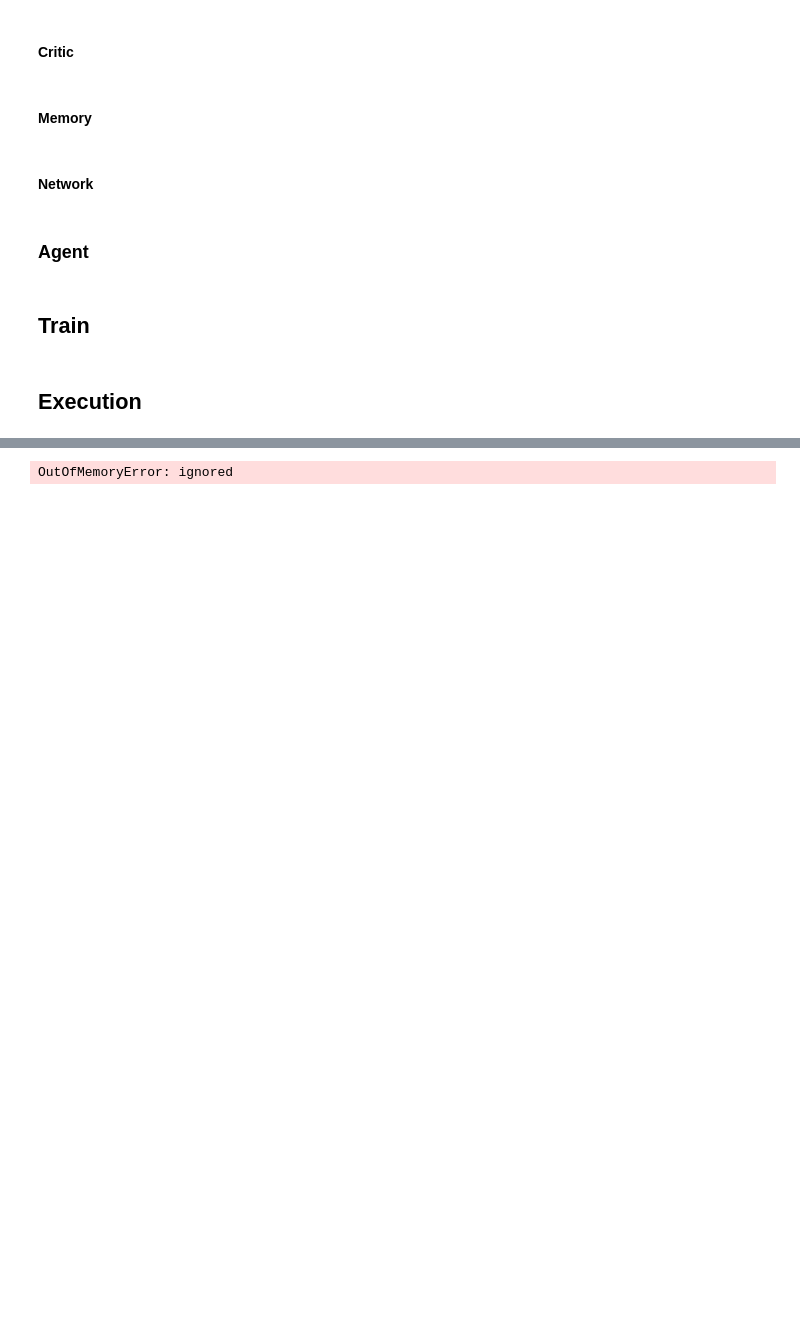
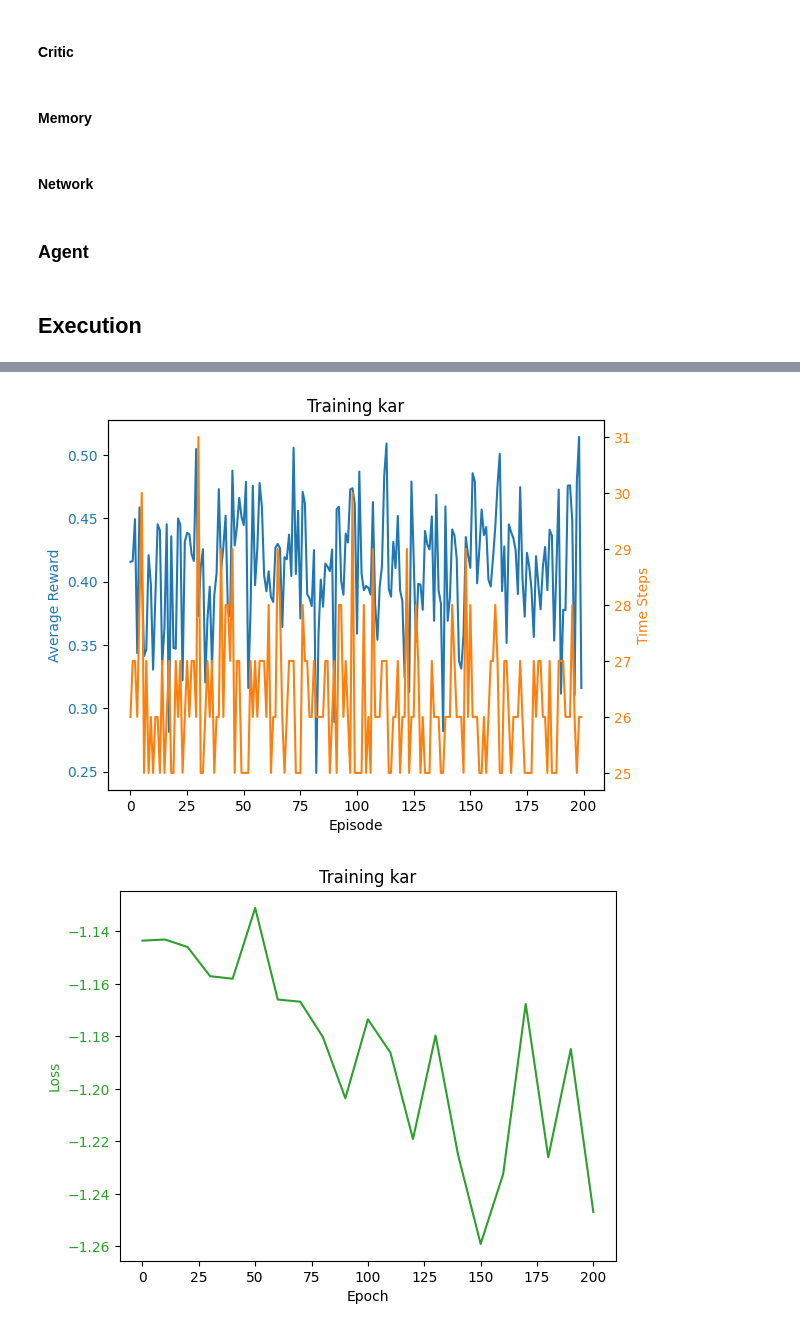
Before and after one commit to AndreaBe99/community-deception-thesis, a Jupyter notebook: notebook/community-deception.ipynb, the cells around one changed output, grey strips where cells are left out. Drawn from its saved outputs; the diff is of its cells as text; code cells hidden in the pictures; blank space fills up the shorter version.

```diff
--- a/notebook/community-deception.ipynb
+++ b/notebook/community-deception.ipynb
@@ -1310,22 +1365,28 @@ class ActorNetwork(nn.Module):
 # %% [markdown]
 #### Critic
 # %%
+
 class CriticNetwork(nn.Module):
     def __init__(
         self,
         g_in_size,
-        g_hidden_size,
+        g_hidden_size_1,
+        g_hidden_size_2,
         g_embedding_size,
+        hidden_size_1,
         chkpt_dir=FilePaths.LOG_DIR.value):
         super(CriticNetwork, self).__init__()
 
         self.checkpoint_file = os.path.join(chkpt_dir, 'critic_torch_rl')
         self.graph_encoder_critic = GraphEncoder(
-            g_in_size, g_hidden_size, g_embedding_size)
-        self.linear1 = nn.Linear(g_embedding_size, 1)
+            g_in_size,
+            g_hidden_size_1,
+            g_hidden_size_2,
+            g_embedding_size)
+        self.linear1 = nn.Linear(g_embedding_size, hidden_size_1)
+        self.linear2 = nn.Linear(hidden_size_1, 1)
         self.tanh = nn.Tanh()
         # self.sigmoid = nn.Sigmoid()
-
         # self.optimizer = optim.Adam(self.parameters(), lr=alpha)
 
         self.device = torch.device('cuda:0' if torch.cuda.is_available() else 'cpu')
@@ -1334,6 +1395,8 @@ class CriticNetwork(nn.Module):
     def forward(self, state: Data):
         g = self.graph_encoder_critic(state)
         value = self.tanh(self.linear1(g))
+        #TEST Add another layer
+        value = self.tanh(self.linear2(value))
         return value
 
     def save_checkpoint(self):
@@ -1367,16 +1430,26 @@ class ActorCritic(nn.Module):
         super(ActorCritic, self).__init__()
         # action mean range -1 to 1
         actor_cfg = {
+            # Encoder
             'g_in_size': state_dim,
-            'g_hidden_size': HyperParams.G_HIDDEN_SIZE.value,
+            'g_hidden_size_1': HyperParams.G_HIDDEN_SIZE_1.value,
+            'g_hidden_size_2': HyperParams.G_HIDDEN_SIZE_2.value,
             'g_embedding_size': HyperParams.G_EMBEDDING_SIZE.value,
-            'hidden_size': HyperParams.HIDDEN_SIZE.value,
+
+            # Actor
+            'hidden_size_1': HyperParams.HIDDEN_SIZE_1.value,
+            'hidden_size_2': HyperParams.HIDDEN_SIZE_2.value,
             'nb_actions': action_dim,
         }
         critic_cfg = {
+            # Encoder
             'g_in_size': state_dim,
-            'g_hidden_size': HyperParams.G_HIDDEN_SIZE.value,
+            'g_hidden_size_1': HyperParams.G_HIDDEN_SIZE_1.value,
+            'g_hidden_size_2': HyperParams.G_HIDDEN_SIZE_2.value,
             'g_embedding_size': HyperParams.G_EMBEDDING_SIZE.value,
+
+            # Critic
+            'hidden_size_1': HyperParams.HIDDEN_SIZE_1.value,
         }
         self.actor = ActorNetwork(**actor_cfg)
         self.critic = CriticNetwork(**critic_cfg)
@@ -1739,5 +1826,3 @@ class Agent:
-# %% [markdown]
-## Train
 # %% [markdown]
 ## Execution
 # %%
@@ -1836,6 +1921,7 @@ agent.train(
     memory=memory,
     max_timesteps=max_timesteps,
     update_timesteps=update_timesteps,
-    env_name=env_name)
+    env_name=env_name,
+    detection_alg=detection_alg)
 # %% [output]
 ******************** Setup Information ********************
@@ -1858 +1944,2 @@ agent.train(
-OutOfMemoryError: ignored
+[figure, added]
+[figure, added]
```
Also changed, not shown: parts of 9 cells of this notebook.
